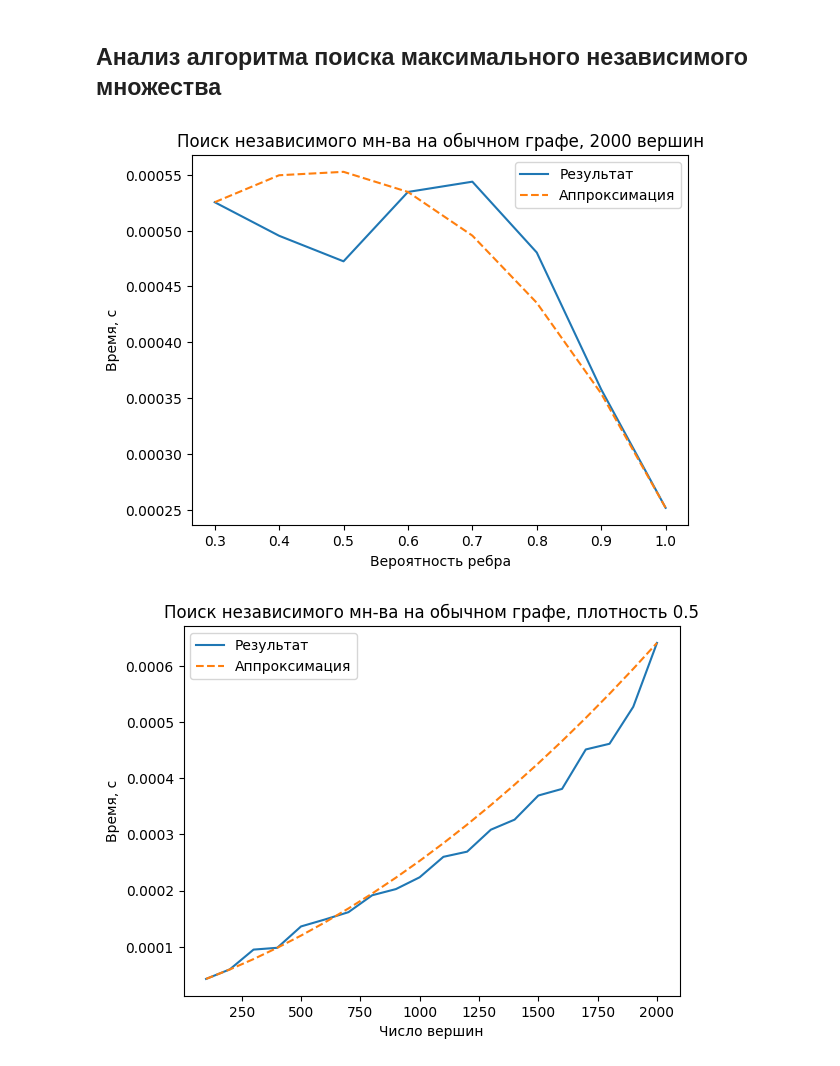
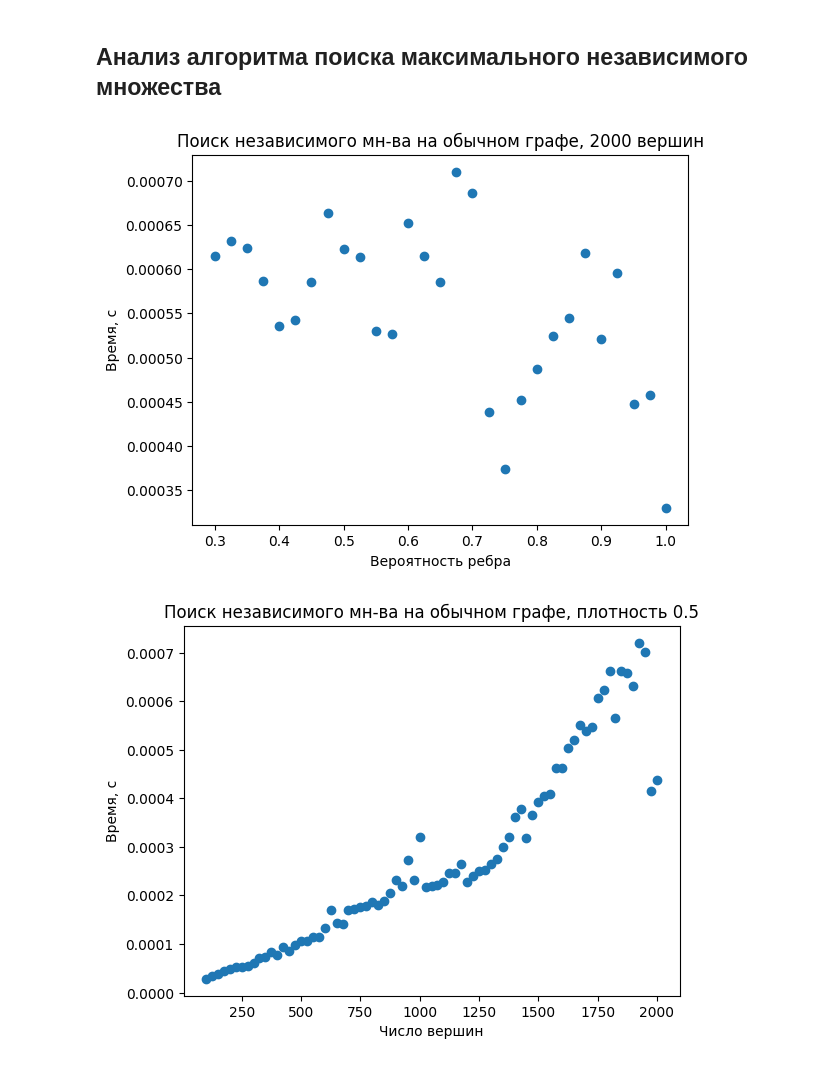
Before and after one commit to multifacs/graph-algorithms, a Jupyter notebook: graph-algorithms-final.ipynb, the cells around one changed output. Drawn from its saved outputs; the diff is of its cells as text; code cells hidden in the pictures.

Commit message:
scatter

```diff
--- a/graph-algorithms-final.ipynb
+++ b/graph-algorithms-final.ipynb
@@ -228,7 +231,8 @@ def test_bipartite_matching_density(n_vertices, density_array, max_iter):
 
     return time_array, edges_array
 # %%
-densities = [0.3, 0.4, 0.5, 0.6, 0.7, 0.8, 0.9, 1]
+# densities = [0.3, 0.4, 0.5, 0.6, 0.7, 0.8, 0.9, 1]
+densities = np.arange(0.3, 1.1, 0.025)
 n_vertices = 1000
 time_array, edges_array = test_bipartite_matching_density(
     n_vertices, densities, 100)
@@ -274,7 +279,7 @@ def test_bipartite_matching_vertices(vertices_array, density, max_iter):
     return time_array, edges_array
 # %%
 density = 0.5
-vertices_array = np.arange(100, 1001, 100)
+vertices_array = np.arange(100, 1001, 25)
 time_array, edges_array = test_bipartite_matching_vertices(
     vertices_array, density, 100)
 # %%
@@ -321,7 +327,8 @@ def test_regular_independent_density(n_vertices, density_array, max_iter):
 
     return time_array, edges_array
 # %%
-densities = [0.3, 0.4, 0.5, 0.6, 0.7, 0.8, 0.9, 1]
+# densities = [0.3, 0.4, 0.5, 0.6, 0.7, 0.8, 0.9, 1]
+densities = np.arange(0.3, 1.01, 0.025)
 n_vertices = 2000
 time_array, edges_array = test_regular_independent_density(
     n_vertices, densities, 100)
@@ -329,17 +336,18 @@ time_array, edges_array = test_regular_independent_density(
 plt.title('Поиск независимого мн-ва на обычном графе, {} вершин'.format(n_vertices))
 plt.xlabel('Вероятность ребра')
 plt.ylabel('Время, с')
-plt.plot(densities, time_array, label="Результат")
+# plt.plot(densities, time_array, label="Результат")
+plt.scatter(densities, time_array)
 
 x = [densities[0], densities[3], densities[-1]]
 y = [time_array[0], time_array[3], time_array[-1]]
 cs = CubicSpline(x, y)
 
-plt.plot(densities, cs(densities), linestyle="dashed", label="Аппроксимация")
-plt.legend()
+# plt.plot(densities, cs(densities), linestyle="dashed", label="Аппроксимация")
+# plt.legend()
 plt.show()
 # %% [output]
-[figure, old version]
+[figure, new version]
 # %%
 def test_regular_independent_vertices(vertices_array, density, max_iter):
     time_array = []
@@ -367,25 +375,26 @@ def test_regular_independent_vertices(vertices_array, density, max_iter):
     return time_array, edges_array
 # %%
 density = 0.5
-vertices_array = np.arange(100, 2001, 100)
+vertices_array = np.arange(100, 2001, 25)
 time_array, edges_array = test_regular_independent_vertices(
     vertices_array, density, 100)
 # %%
 plt.title('Поиск независимого мн-ва на обычном графе, плотность {}'.format(density))
 plt.xlabel('Число вершин')
 plt.ylabel('Время, с')
-plt.plot(vertices_array, time_array, label="Результат")
+# plt.plot(vertices_array, time_array, label="Результат")
+plt.scatter(vertices_array, time_array)
 
 x = [vertices_array[0], vertices_array[3], vertices_array[-1]]
 y = [time_array[0], time_array[3], time_array[-1]]
 cs = CubicSpline(x, y)
 
-plt.plot(vertices_array, cs(vertices_array),
-         linestyle="dashed", label="Аппроксимация")
-plt.legend()
+# plt.plot(vertices_array, cs(vertices_array),
+#          linestyle="dashed", label="Аппроксимация")
+# plt.legend()
 plt.show()
 # %% [output]
-[figure, old version]
+[figure, new version]
 # %%
 def test_bipartite_independent_density(n_vertices, density_array, max_iter):
     time_array = []
```
Also changed, not shown: parts of 20 cells of this notebook.
